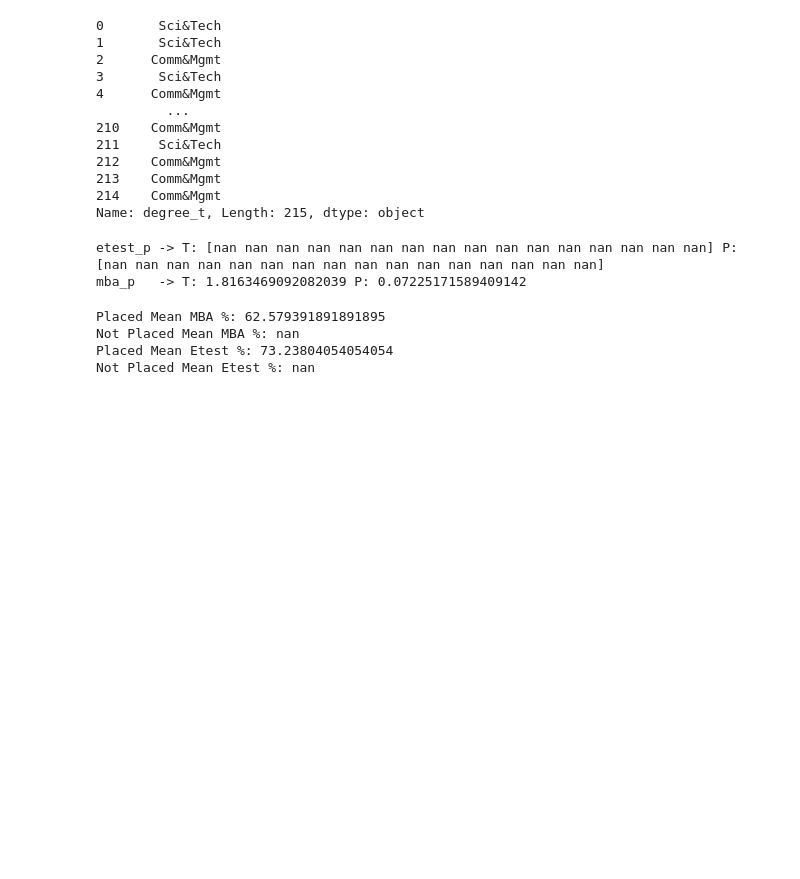
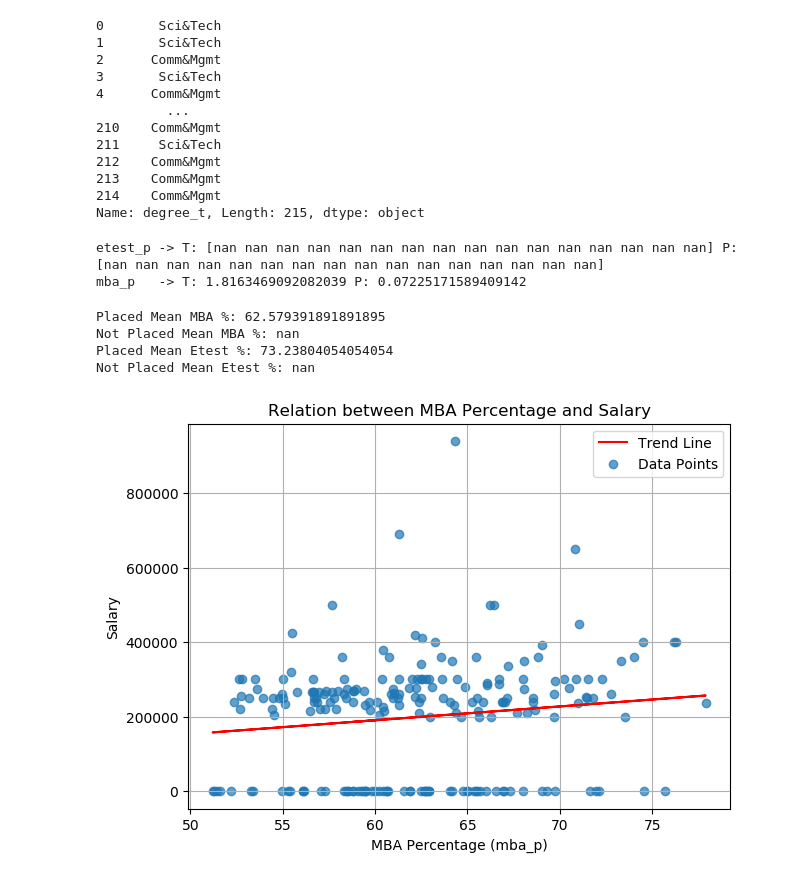
Before and after one commit to muthukrishnan2244/Inferential-Analysis_Question_Hope-Artificial-Intelligence, a Jupyter notebook: Inferential_Assignment.ipynb, the cells around one changed output. Cells and saved outputs as stored; diff of their text form; code cells hidden in the pictures; blank space fills up the shorter version.

```diff
--- a/Inferential_Assignment.ipynb
+++ b/Inferential_Assignment.ipynb
@@ -288,0 +292,22 @@ Not Placed Mean Etest %: nan
+# %%
+import matplotlib.pyplot as plt
+import pandas as pd
+import numpy as np
+
+# Assuming dataset is already defined as a dictionary or DataFrame
+df = pd.DataFrame(dataset)
+plt.figure(figsize=(7,5))
+plt.scatter(df["mba_p"], df["salary"], alpha=0.7, label="Data Points")
+
+# Fit regression line
+m, b = np.polyfit(df["mba_p"], df["salary"], 1)
+plt.plot(df["mba_p"], m*df["mba_p"] + b, color="red", label="Trend Line")
+
+plt.xlabel("MBA Percentage (mba_p)")
+plt.ylabel("Salary")
+plt.title("Relation between MBA Percentage and Salary")
+plt.legend()
+plt.grid(True)
+plt.show()
+# %% [output]
+[figure, added]
```
Also changed, not shown: parts of 2 cells of this notebook.
